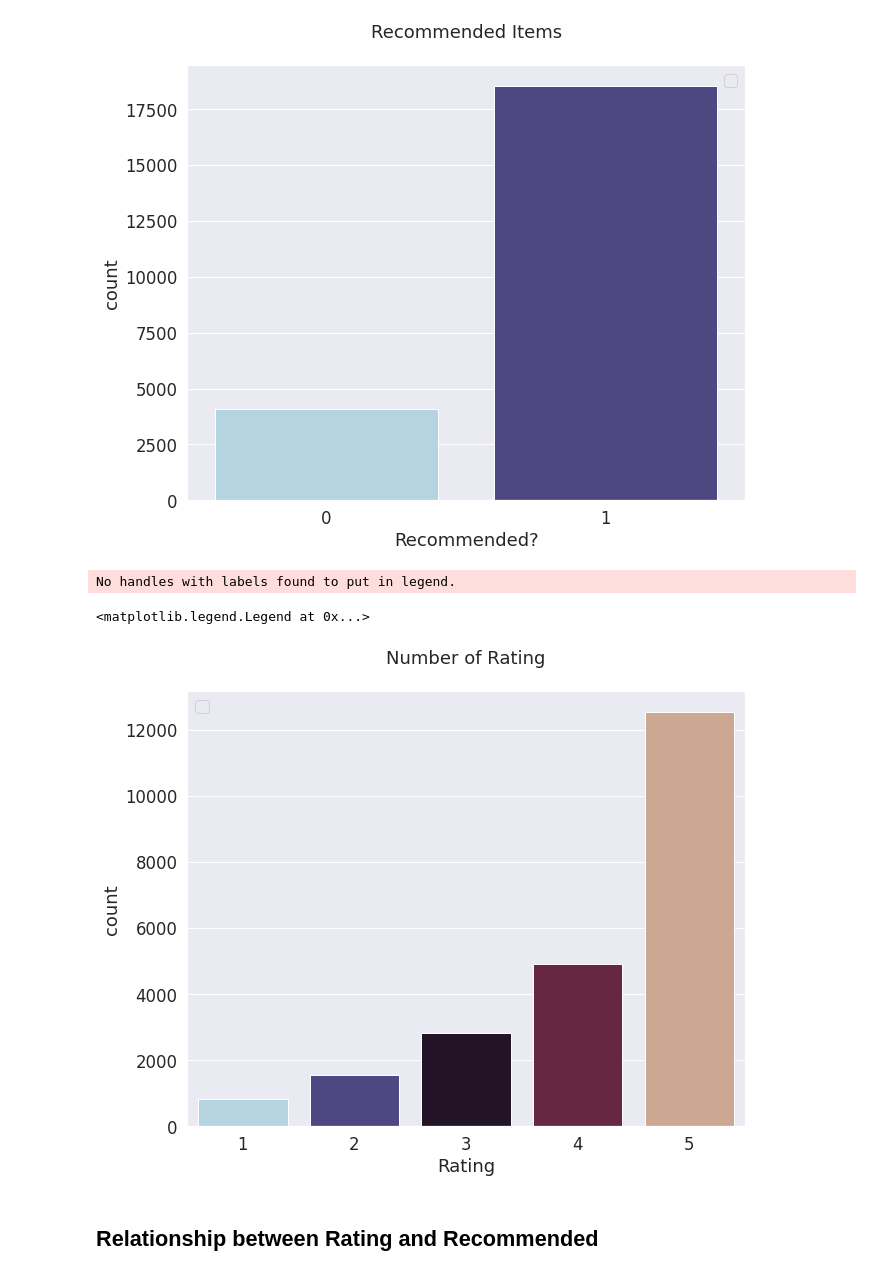
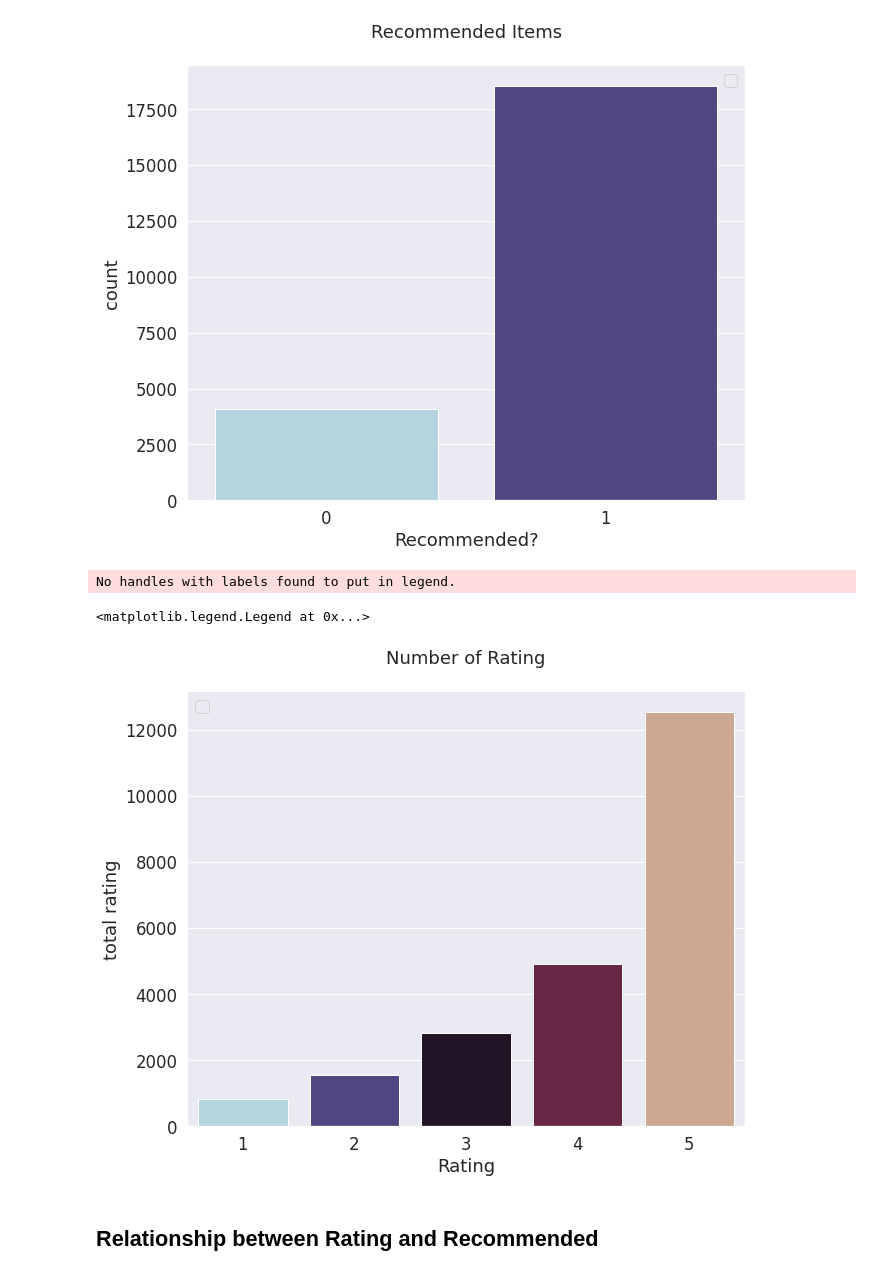
Before and after one commit to blihardinata/Python_Portfolio, a Jupyter notebook: Customer_Reviews/Customer_Reviews_BL.ipynb, the cells around one changed output. Drawn from its saved outputs; the diff is of its cells as text; code cells hidden in the pictures.

```diff
--- a/Customer_Reviews/Customer_Reviews_BL.ipynb
+++ b/Customer_Reviews/Customer_Reviews_BL.ipynb
@@ -165,14 +165,15 @@ No handles with labels found to put in legend.
 # %%
 #counting number of rating
 sns.set(font_scale=1.5)
 plt.figure(figsize=(10,8))
 sns.countplot(data = df, x='Rating', palette=['LightBlue', 'DarkSlateBlue', '#241029','#721C43','#d6a589'])
 plt.title("Number of Rating", y=1.05)
+plt.ylabel("total rating")
 plt.legend()
 # %% [output]
 No handles with labels found to put in legend.
 <matplotlib.legend.Legend at 0x...>
-[figure, old version]
+[figure, new version]
 # %% [markdown]
 ## Relationship between Rating and Recommended
 # %%
```
Also changed, not shown: parts of 2 cells of this notebook.
